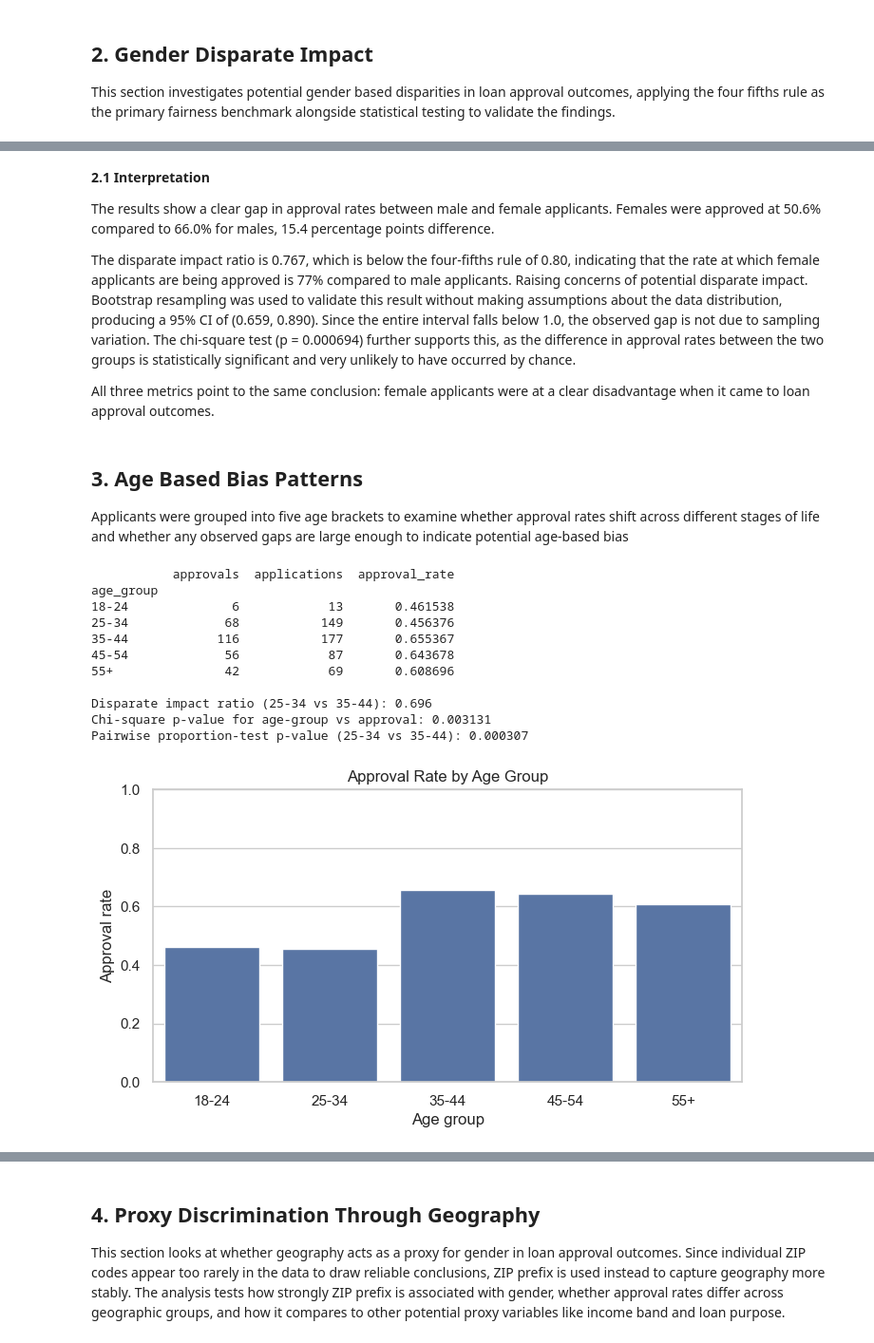
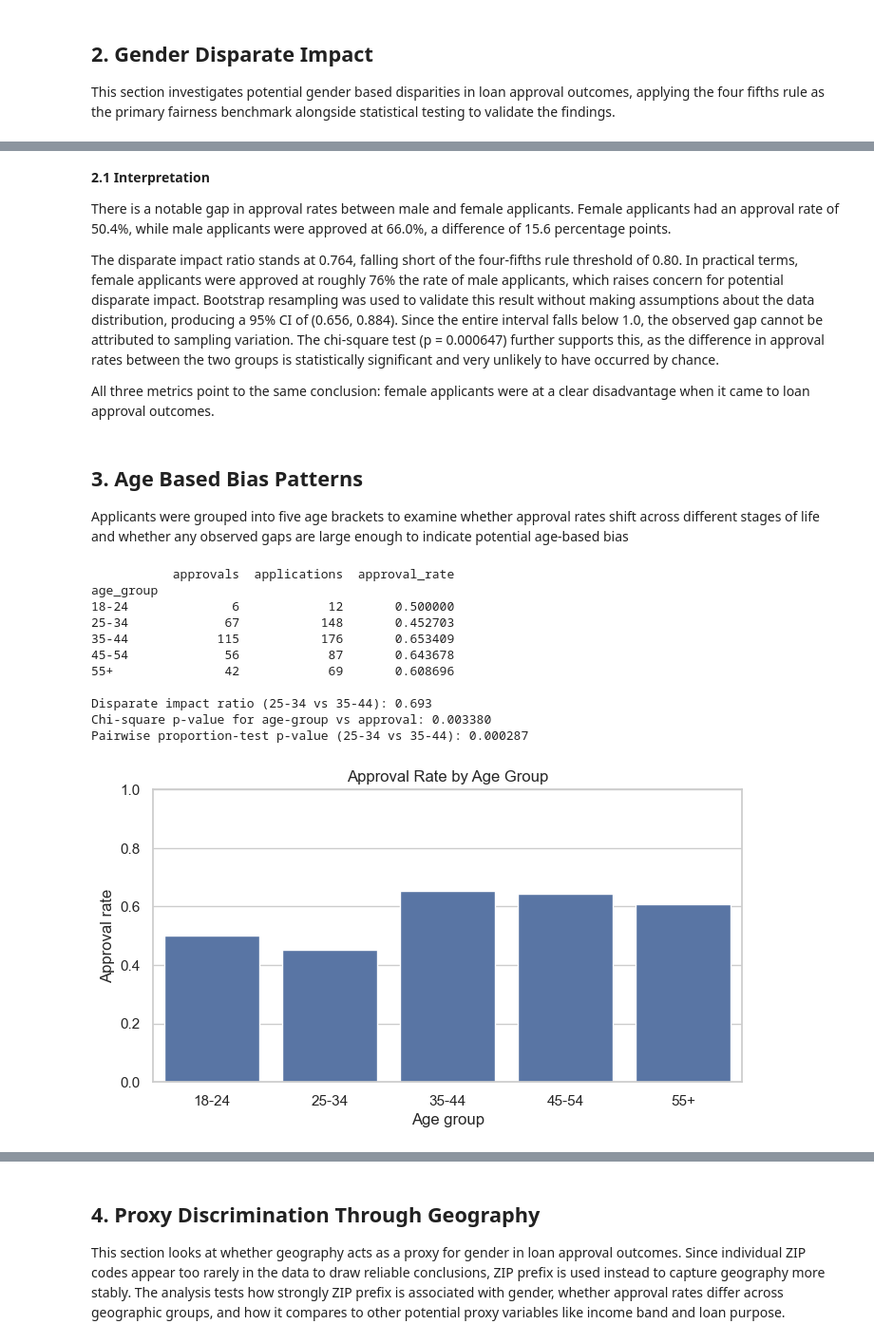
Before and after one commit to smiklosnova/dego-project-teamTXB13, a Jupyter notebook: notebooks/02-bias-analysis.ipynb, the cells around one changed output, grey strips where cells are left out. Shown at 95% size. Cells and saved outputs as stored; diff of their text form; code cells hidden in the pictures.

```diff
--- a/notebooks/02-bias-analysis.ipynb
+++ b/notebooks/02-bias-analysis.ipynb
@@ -62,16 +62,39 @@ candidate_paths = [
 data_path = next(path for path in candidate_paths if path.exists())
 raw_df = pd.read_json(data_path)
 
+if "decision.loan_approved" not in raw_df.columns and "decision" in raw_df.columns:
+    raw_df = pd.json_normalize(raw_df.to_dict(orient="records"))
+
 df = raw_df.copy()
-df["approved"] = df["decision.loan_approved"].astype(int)
-df["gender"] = df["applicant_info.gender"].astype("object")
+
+required_cols = [
+    "decision.loan_approved",
+    "applicant_info.gender",
+    "applicant_info.zip_code",
+]
+missing_required = [col for col in required_cols if col not in df.columns]
+if missing_required:
+    raise KeyError(f"Missing required columns in cleaned dataset: {missing_required}")
+
+if "demographics.age" not in df.columns:
+    df["demographics.age"] = np.nan
+
+df["approved"] = pd.to_numeric(df["decision.loan_approved"], errors="coerce").fillna(0).astype(int)
+df["gender"] = (
+    df["applicant_info.gender"]
+    .astype("string")
+    .str.strip()
+    .str.lower()
+    .replace({"m": "male", "f": "female", "": pd.NA})
+)
 df["age"] = pd.to_numeric(df["demographics.age"], errors="coerce")
-df["zip_code"] = df["applicant_info.zip_code"].astype(str)
+df["zip_code"] = df["applicant_info.zip_code"].astype("string").str.strip()
 df["zip_prefix"] = df["zip_code"].str[:3]
 
 audit_df = df[df["gender"].isin(["female", "male"])].copy()
 analysis_df = audit_df.dropna(subset=["age"]).copy()
 
+print(f"Loaded data from: {data_path}")
 print(f"Rows in cleaned dataset: {len(df)}")
 print(f"Rows with binary gender labels for fairness audit: {len(audit_df)}")
 print(f"Rows retained for age-sensitive analyses: {len(analysis_df)}")
@@ -203,9 +227,9 @@ Interpretation: DI is below 0.80, so the four-fifths rule flags potential gender
 # %% [markdown]
 **2.1 Interpretation**
 
-The results show a clear gap in approval rates between male and female applicants. Females were approved at 50.6% compared to 66.0% for males, 15.4 percentage points difference.
+There is a notable gap in approval rates between male and female applicants. Female applicants had an approval rate of 50.4%, while male applicants were approved at 66.0%, a difference of 15.6 percentage points.
 
-The disparate impact ratio is 0.767, which is below the four-fifths rule of 0.80, indicating that the rate at which female applicants are being approved is 77% compared to male applicants. Raising concerns of potential disparate impact. Bootstrap resampling was used to validate this result without making assumptions about the data distribution, producing a 95% CI of (0.659, 0.890). Since the entire interval falls below 1.0, the observed gap is not due to sampling variation. The chi-square test (p = 0.000694) further supports this, as the difference in approval rates between the two groups is statistically significant and very unlikely to have occurred by chance.
+The disparate impact ratio stands at 0.764, falling short of the four-fifths rule threshold of 0.80. In practical terms, female applicants were approved at roughly 76% the rate of male applicants, which raises concern for potential disparate impact. Bootstrap resampling was used to validate this result without making assumptions about the data distribution, producing a 95% CI of (0.656, 0.884). Since the entire interval falls below 1.0, the observed gap cannot be attributed to sampling variation. The chi-square test (p = 0.000647) further supports this, as the difference in approval rates between the two groups is statistically significant and very unlikely to have occurred by chance.
 
 All three metrics point to the same conclusion: female applicants were at a clear disadvantage when it came to loan approval outcomes.
 # %% [markdown]
@@ -220,7 +244,7 @@ analysis_df["age_group"] = pd.cut(
     bins=age_bins,
     labels=age_labels,
     right=False,
-)
+).astype(object)
 
 age_summary = (
     analysis_df.groupby("age_group", observed=True)
@@ -237,40 +261,40 @@ di_age = youngest_rate / reference_rate
 
 young_group = analysis_df[analysis_df["age_group"] == "25-34"]
 reference_group = analysis_df[analysis_df["age_group"] == "35-44"]
 age_pair_stat, age_pair_p = proportions_ztest(
     count=[young_group["approved"].sum(), reference_group["approved"].sum()],
     nobs=[len(young_group), len(reference_group)],
 )
 
 age_contingency = pd.crosstab(analysis_df["age_group"], analysis_df["approved"])
 chi2_age, p_age, dof_age, expected_age = chi2_contingency(age_contingency)
 
 print(age_summary)
 print()
 print(f"Disparate impact ratio (25-34 vs 35-44): {di_age:.3f}")
 print(f"Chi-square p-value for age-group vs approval: {p_age:.6f}")
 print(f"Pairwise proportion-test p-value (25-34 vs 35-44): {age_pair_p:.6f}")
 
 plt.figure(figsize=(8, 4))
 sns.barplot(data=age_summary.reset_index(), x="age_group", y="approval_rate")
 plt.ylim(0, 1)
 plt.title("Approval Rate by Age Group")
 plt.ylabel("Approval rate")
 plt.xlabel("Age group")
 plt.show()
 # %% [output]
            approvals  applications  approval_rate
 age_group
-18-24              6            13       0.461538
-25-34             68           149       0.456376
-35-44            116           177       0.655367
+18-24              6            12       0.500000
+25-34             67           148       0.452703
+35-44            115           176       0.653409
 45-54             56            87       0.643678
 55+               42            69       0.608696
 
-Disparate impact ratio (25-34 vs 35-44): 0.696
-Chi-square p-value for age-group vs approval: 0.003131
-Pairwise proportion-test p-value (25-34 vs 35-44): 0.000307
+Disparate impact ratio (25-34 vs 35-44): 0.693
+Chi-square p-value for age-group vs approval: 0.003380
+Pairwise proportion-test p-value (25-34 vs 35-44): 0.000287
-[figure, old version]
+[figure, new version]
 # %% [markdown]
 **3.1 Interpretation**
 
```
Also changed, not shown: parts of 13 cells of this notebook.
